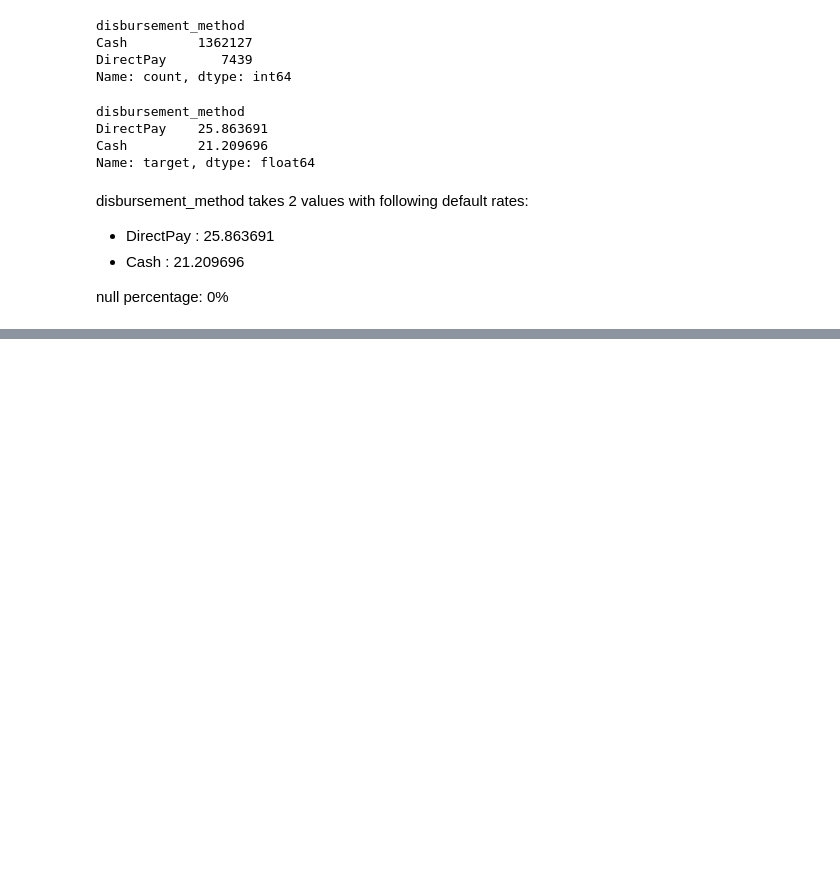
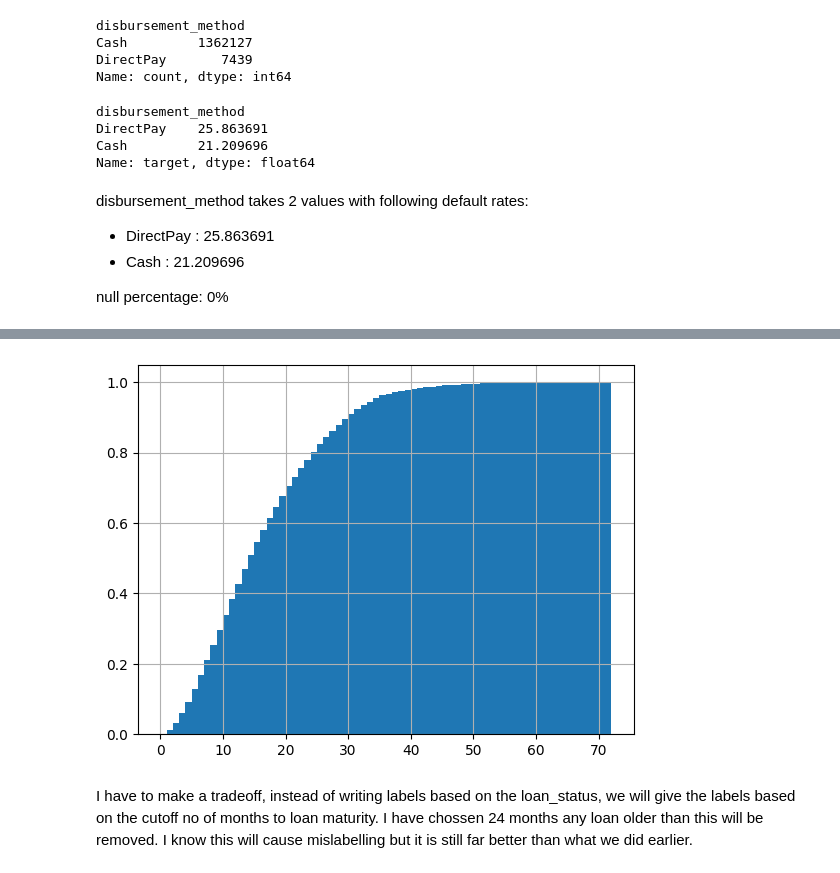
Before and after one commit to Ak62007/Credit-Risk-Default-Prediction-System, a Jupyter notebook: notebooks/01_eda_initial_exploration.ipynb, the cells around one changed output, grey strips where cells are left out. Saved outputs shown, nothing was run; the diff lists cells and outputs as text; code cells hidden in the pictures; blank space fills up the shorter version.

```diff
--- a/notebooks/01_eda_initial_exploration.ipynb
+++ b/notebooks/01_eda_initial_exploration.ipynb
@@ -1668,0 +1735,7 @@ null percentage: 0%
+# %%
+plt.hist(months_to_default, bins=range(0, 73), cumulative=True, density=True);
+plt.grid(visible=True)
+# %% [output]
+[figure, added]
+# %% [markdown]
+I have to make a tradeoff, instead of writing labels based on the loan_status, we will give the labels based on the cutoff no of months to loan maturity. I have chossen 24 months any loan older than this will be removed. I know this will cause mislabelling but it is still far better than what we did earlier.
```
Also changed, not shown: parts of 27 cells of this notebook, 2 other files.
